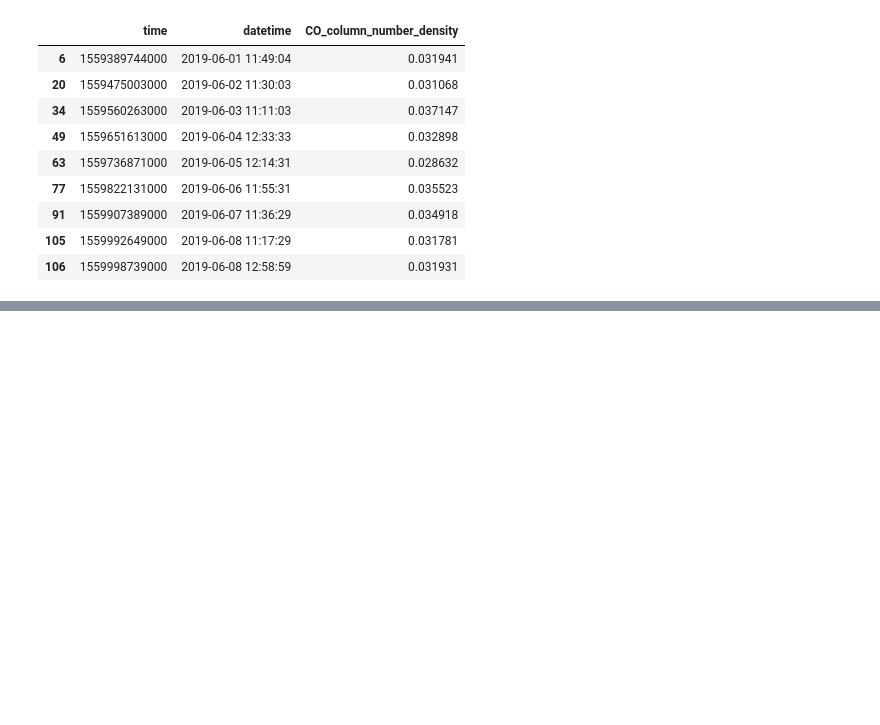
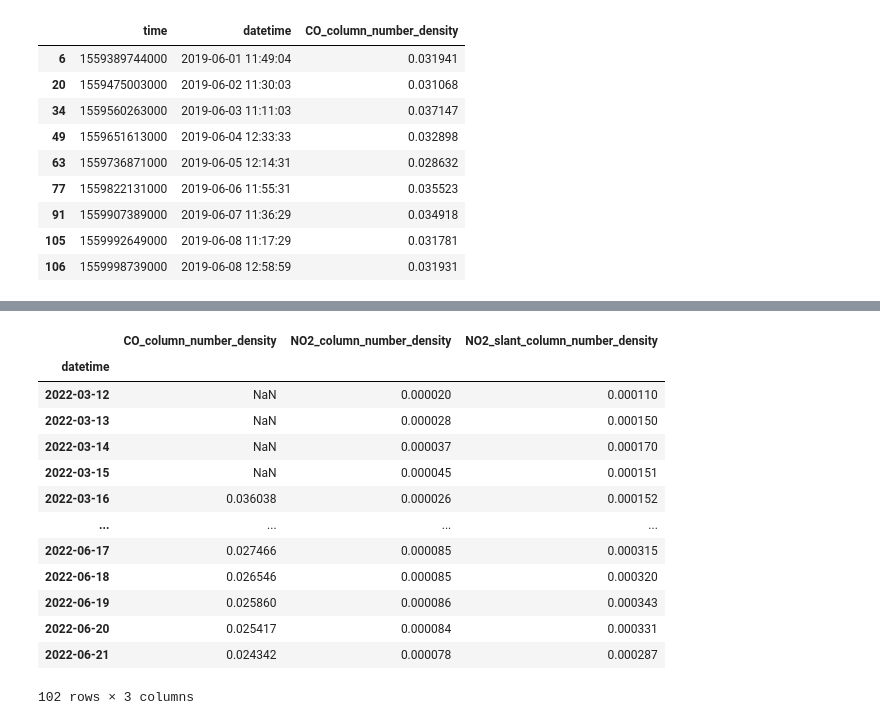
Before and after one commit to strny0/cassini4, a Jupyter notebook: prototypes/earth_engine.ipynb, the cells around one changed output, grey strips where cells are left out. Saved outputs shown, nothing was run; the diff lists cells and outputs as text; code cells hidden in the pictures; blank space fills up the shorter version.

```diff
--- a/prototypes/earth_engine.ipynb
+++ b/prototypes/earth_engine.ipynb
@@ -95,0 +139,17 @@ M = display_ee_data(collection, (4.8148, 45.7758), 0.5)
+# %%
+explore_eps((28.6848, 77.8173196), 10000, ('2022-01-01', '2022-06-22'))
+# %% [output]
+|  | CO_column_number_density | NO2_column_number_density | NO2_slant_column_number_density |
+| datetime |  |  |  |
+| 2022-03-12 | NaN | 0.000020 | 0.000110 |
+| 2022-03-13 | NaN | 0.000028 | 0.000150 |
+| 2022-03-14 | NaN | 0.000037 | 0.000170 |
+| 2022-03-15 | NaN | 0.000045 | 0.000151 |
+| 2022-03-16 | 0.036038 | 0.000026 | 0.000152 |
+| ... | ... | ... | ... |
+| 2022-06-17 | 0.027466 | 0.000085 | 0.000315 |
+| 2022-06-18 | 0.026546 | 0.000085 | 0.000320 |
+| 2022-06-19 | 0.025860 | 0.000086 | 0.000343 |
+| 2022-06-20 | 0.025417 | 0.000084 | 0.000331 |
+| 2022-06-21 | 0.024342 | 0.000078 | 0.000287 |
+102 rows × 3 columns
```
Also changed, not shown: parts of 12 cells of this notebook, 2 other files.
